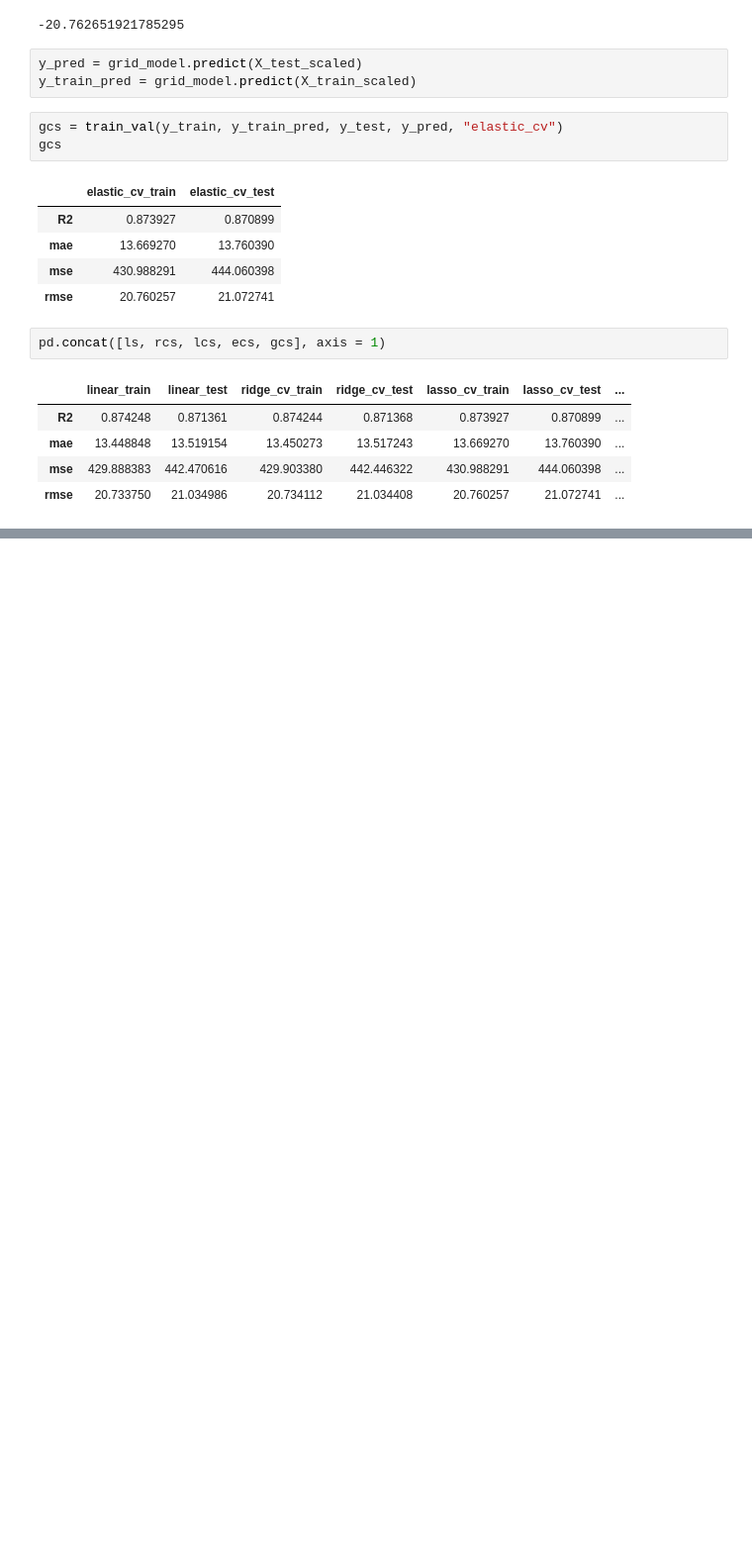
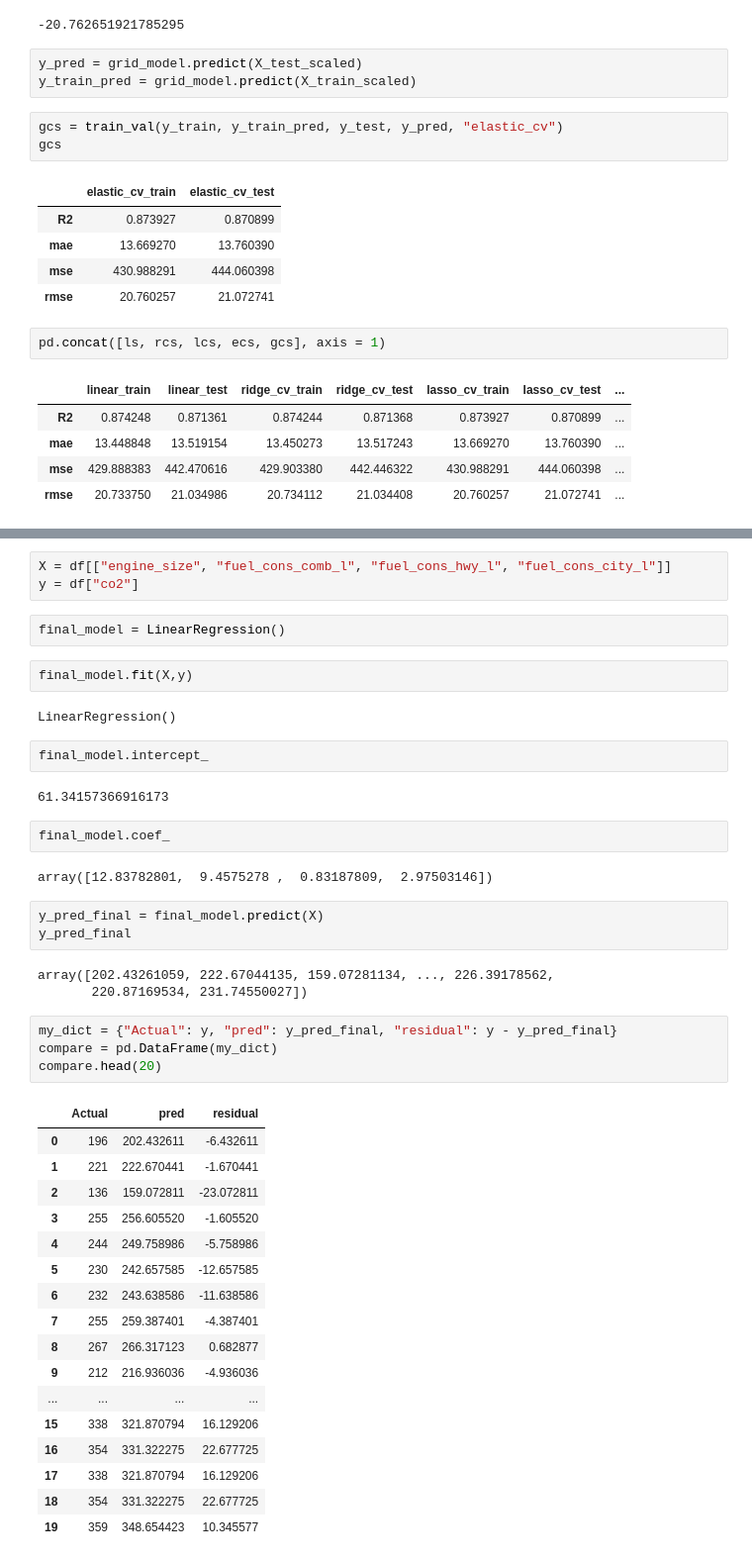
Before and after one commit to ssamiyavuzz/CO2-Emission-Project, a Jupyter notebook: CO2_Emission_Project.ipynb, the cells around one changed output, grey strips where cells are left out. Shown at 99% size. Saved outputs shown, nothing was run; the diff lists cells and outputs as text; blank space fills up the shorter version.

```diff
--- a/CO2_Emission_Project.ipynb
+++ b/CO2_Emission_Project.ipynb
@@ -745,0 +750,45 @@ pd.concat([ls, rcs, lcs, ecs, gcs], axis = 1)
+# %%
+X = df[["engine_size", "fuel_cons_comb_l", "fuel_cons_hwy_l", "fuel_cons_city_l"]]
+y = df["co2"]
+# %%
+final_model = LinearRegression()
+# %%
+final_model.fit(X,y)
+# %% [output]
+LinearRegression()
+# %%
+final_model.intercept_
+# %% [output]
+61.34157366916173
+# %%
+final_model.coef_
+# %% [output]
+array([12.83782801,  9.4575278 ,  0.83187809,  2.97503146])
+# %%
+y_pred_final = final_model.predict(X)
+y_pred_final
+# %% [output]
+array([202.43261059, 222.67044135, 159.07281134, ..., 226.39178562,
+       220.87169534, 231.74550027])
+# %%
+my_dict = {"Actual": y, "pred": y_pred_final, "residual": y - y_pred_final}
+compare = pd.DataFrame(my_dict)
+compare.head(20)
+# %% [output]
+|  | Actual | pred | residual |
+| 0 | 196 | 202.432611 | -6.432611 |
+| 1 | 221 | 222.670441 | -1.670441 |
+| 2 | 136 | 159.072811 | -23.072811 |
+| 3 | 255 | 256.605520 | -1.605520 |
+| 4 | 244 | 249.758986 | -5.758986 |
+| 5 | 230 | 242.657585 | -12.657585 |
+| 6 | 232 | 243.638586 | -11.638586 |
+| 7 | 255 | 259.387401 | -4.387401 |
+| 8 | 267 | 266.317123 | 0.682877 |
+| 9 | 212 | 216.936036 | -4.936036 |
+| ... | ... | ... | ... |
+| 15 | 338 | 321.870794 | 16.129206 |
+| 16 | 354 | 331.322275 | 22.677725 |
+| 17 | 338 | 321.870794 | 16.129206 |
+| 18 | 354 | 331.322275 | 22.677725 |
+| 19 | 359 | 348.654423 | 10.345577 |
```
Also changed, not shown: parts of 4 cells of this notebook.
